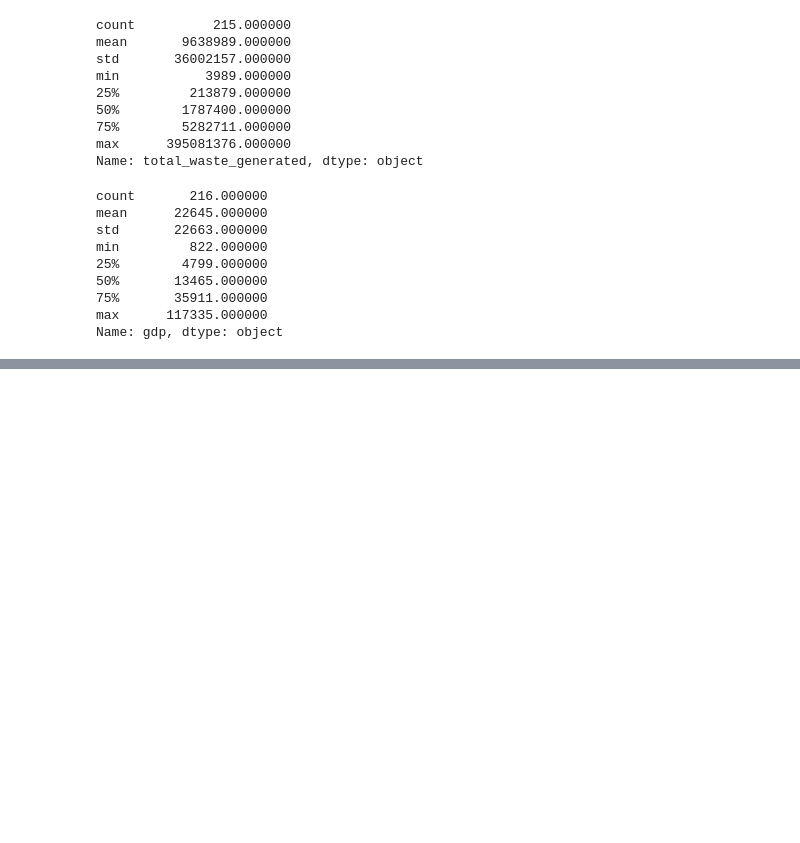
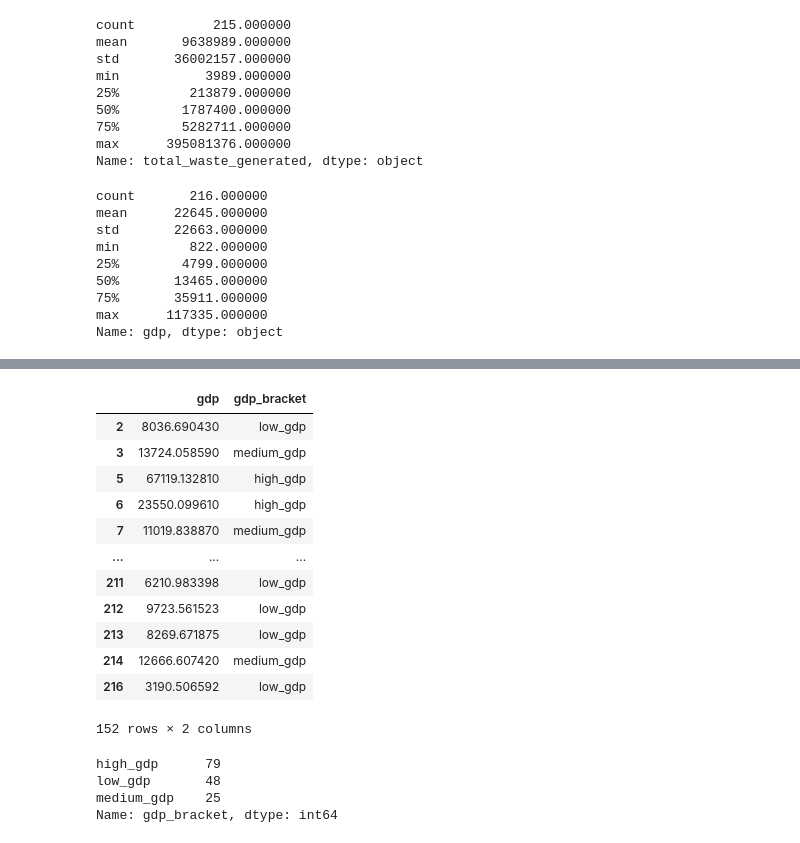
Before and after one commit to waquarkw/WasteManagement, a Jupyter notebook: data/explore.ipynb, the cells around one changed output, grey strips where cells are left out. Drawn from its saved outputs; the diff is of its cells as text; code cells hidden in the pictures; blank space fills up the shorter version.

```diff
--- a/data/explore.ipynb
+++ b/data/explore.ipynb
@@ -265,0 +295,9 @@ Name: gdp, dtype: object
+# %%
+columns_to_keep = ['iso3c','region_id','country_name','income_id','gdp','composition_food_organic_waste_percent',
+                   'composition_plastic_percent',
+                   'other_information_national_law_governing_solid_waste_management_in_the_country',
+                   'other_information_summary_of_key_solid_waste_information_made_available_to_the_public',
+                   'population_number_of_people','e_waste_tons_year','total_waste_generated'
+]
+
+world_df = world_df[columns_to_keep]
@@ -265,0 +372,32 @@ Name: gdp, dtype: object
+# %%
+def add_gpd_bracket(gdp: int):
+    if gdp<10000:
+        return "low_gdp"
+    elif gdp<15000:
+        return "medium_gdp"
+    else:
+        return "high_gdp"
+world_df["gdp_bracket"] = world_df["gdp"].apply(add_gpd_bracket)
+
+world_df[["gdp","gdp_bracket"]]
+# %% [output]
+|  | gdp | gdp_bracket |
+| 2 | 8036.690430 | low_gdp |
+| 3 | 13724.058590 | medium_gdp |
+| 5 | 67119.132810 | high_gdp |
+| 6 | 23550.099610 | high_gdp |
+| 7 | 11019.838870 | medium_gdp |
+| ... | ... | ... |
+| 211 | 6210.983398 | low_gdp |
+| 212 | 9723.561523 | low_gdp |
+| 213 | 8269.671875 | low_gdp |
+| 214 | 12666.607420 | medium_gdp |
+| 216 | 3190.506592 | low_gdp |
+152 rows × 2 columns
+# %%
+world_df['gdp_bracket'].value_counts()
+# %% [output]
+high_gdp      79
+low_gdp       48
+medium_gdp    25
+Name: gdp_bracket, dtype: int64
```
Also changed, not shown: parts of 23 cells of this notebook.
